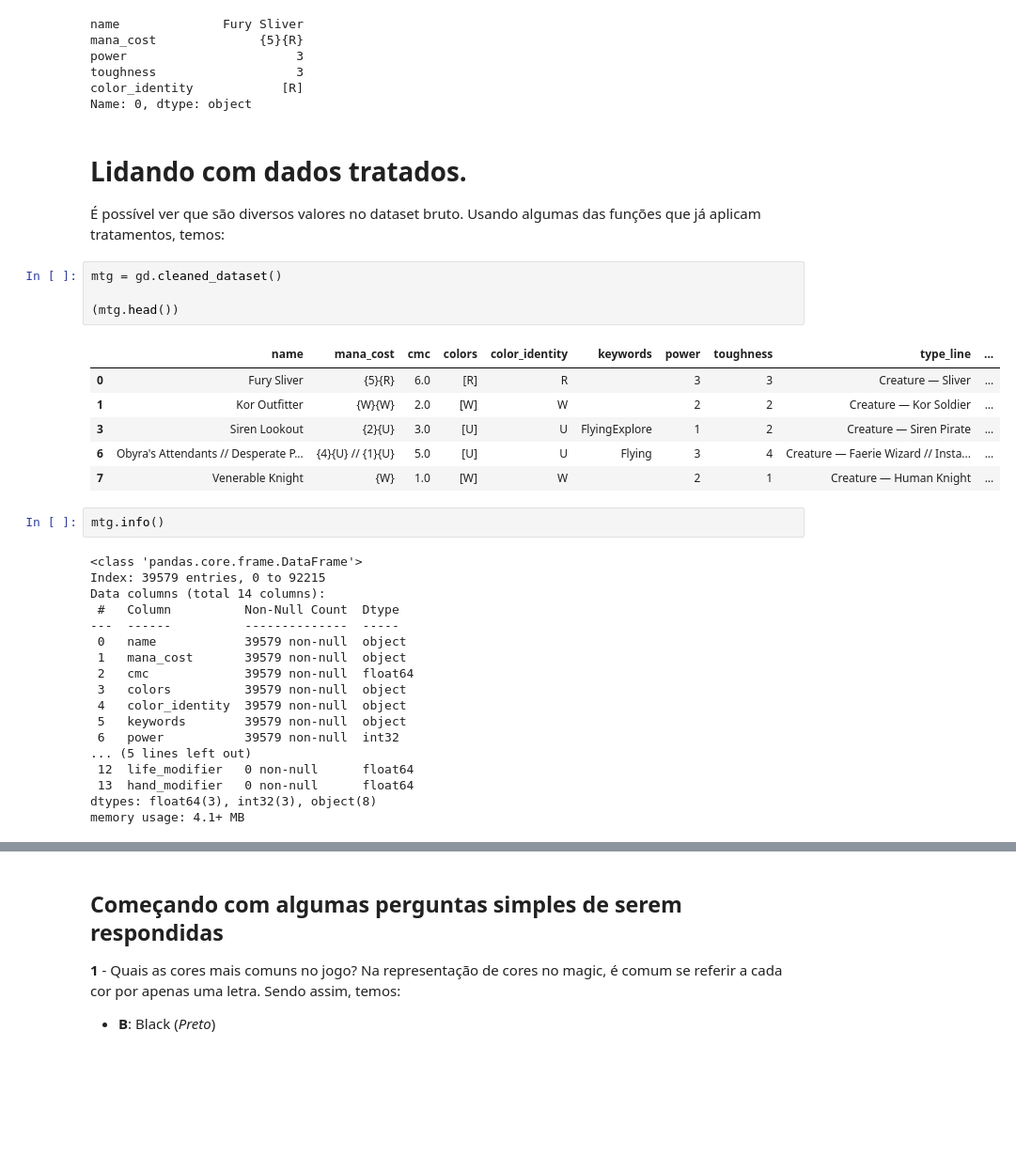
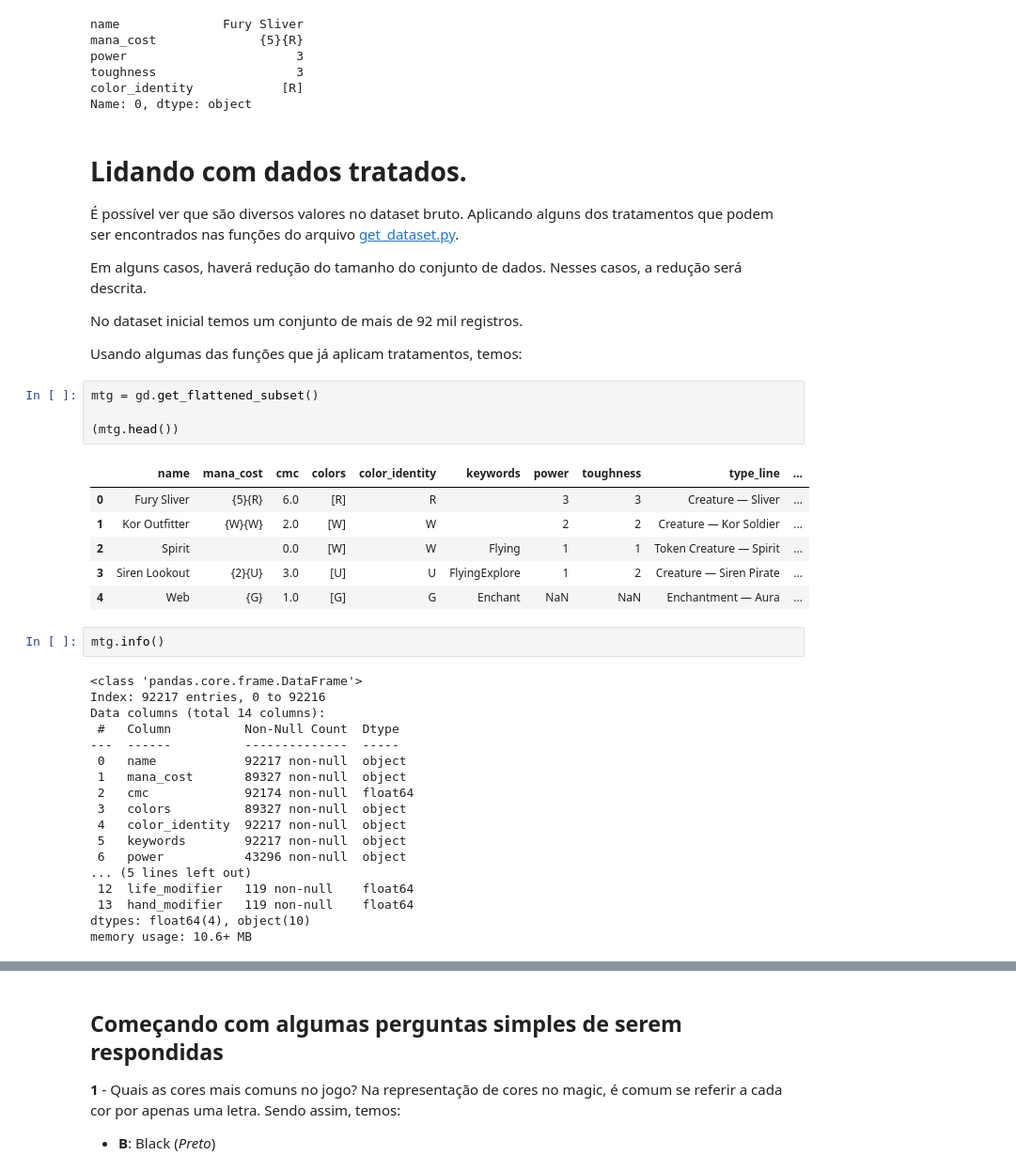
Before and after one commit to brunoopinheiro/ada-data-science-project-ii, a Jupyter notebook: mtg_analysis.ipynb, the cells around one changed output, grey strips where cells are left out. Shown at 94% size. Drawn from its saved outputs; the diff is of its cells as text; blank space fills up the shorter version.

```diff
--- a/mtg_analysis.ipynb
+++ b/mtg_analysis.ipynb
@@ -63,38 +63,44 @@ Name: 0, dtype: object
 # %% [markdown]
 # Lidando com dados tratados.
 É possível ver que são diversos valores no dataset bruto.
+Aplicando alguns dos tratamentos que podem ser encontrados nas funções do arquivo [get_dataset.py](datasets\get_dataset.py).
+
+Em alguns casos, haverá redução do tamanho do conjunto de dados. Nesses casos, a redução será descrita.
+
+No dataset inicial temos um conjunto de mais de 92 mil registros.
+
 Usando algumas das funções que já aplicam tratamentos, temos:
 # %%
-mtg = gd.cleaned_dataset()
+mtg = gd.get_flattened_subset()
 
 (mtg.head())
 # %% [output]
 |  | name | mana_cost | cmc | colors | color_identity | keywords | power | toughness | type_line | ... |
 | 0 | Fury Sliver | {5}{R} | 6.0 | [R] | R |  | 3 | 3 | Creature — Sliver | ... |
 | 1 | Kor Outfitter | {W}{W} | 2.0 | [W] | W |  | 2 | 2 | Creature — Kor Soldier | ... |
+| 2 | Spirit |  | 0.0 | [W] | W | Flying | 1 | 1 | Token Creature — Spirit | ... |
 | 3 | Siren Lookout | {2}{U} | 3.0 | [U] | U | FlyingExplore | 1 | 2 | Creature — Siren Pirate | ... |
-| 6 | Obyra's Attendants // Desperate P... | {4}{U} // {1}{U} | 5.0 | [U] | U | Flying | 3 | 4 | Creature — Faerie Wizard // Insta... | ... |
-| 7 | Venerable Knight | {W} | 1.0 | [W] | W |  | 2 | 1 | Creature — Human Knight | ... |
+| 4 | Web | {G} | 1.0 | [G] | G | Enchant | NaN | NaN | Enchantment — Aura | ... |
 # %%
 mtg.info()
 # %% [output]
 <class 'pandas.core.frame.DataFrame'>
-Index: 39579 entries, 0 to 92215
+Index: 92217 entries, 0 to 92216
 Data columns (total 14 columns):
  #   Column          Non-Null Count  Dtype
 ---  ------          --------------  -----
- 0   name            39579 non-null  object
- 1   mana_cost       39579 non-null  object
- 2   cmc             39579 non-null  float64
- 3   colors          39579 non-null  object
- 4   color_identity  39579 non-null  object
- 5   keywords        39579 non-null  object
- 6   power           39579 non-null  int32
+ 0   name            92217 non-null  object
+ 1   mana_cost       89327 non-null  object
+ 2   cmc             92174 non-null  float64
+ 3   colors          89327 non-null  object
+ 4   color_identity  92217 non-null  object
+ 5   keywords        92217 non-null  object
+ 6   power           43296 non-null  object
 ... (5 lines left out)
- 12  life_modifier   0 non-null      float64
- 13  hand_modifier   0 non-null      float64
-dtypes: float64(3), int32(3), object(8)
-memory usage: 4.1+ MB
+ 12  life_modifier   119 non-null    float64
+ 13  hand_modifier   119 non-null    float64
+dtypes: float64(4), object(10)
+memory usage: 10.6+ MB
 # %%
 mtg.value_counts('color_identity')
 # %% [output]
```
Also changed, not shown: parts of 15 cells of this notebook.
